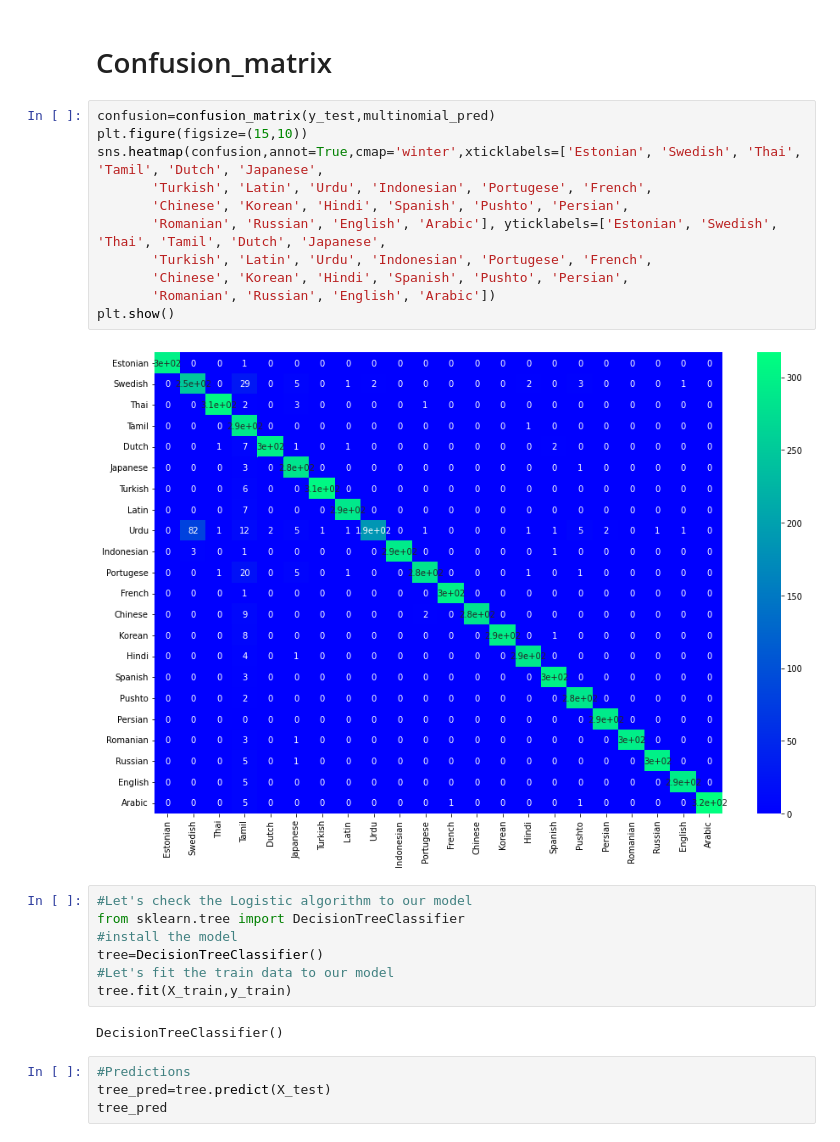
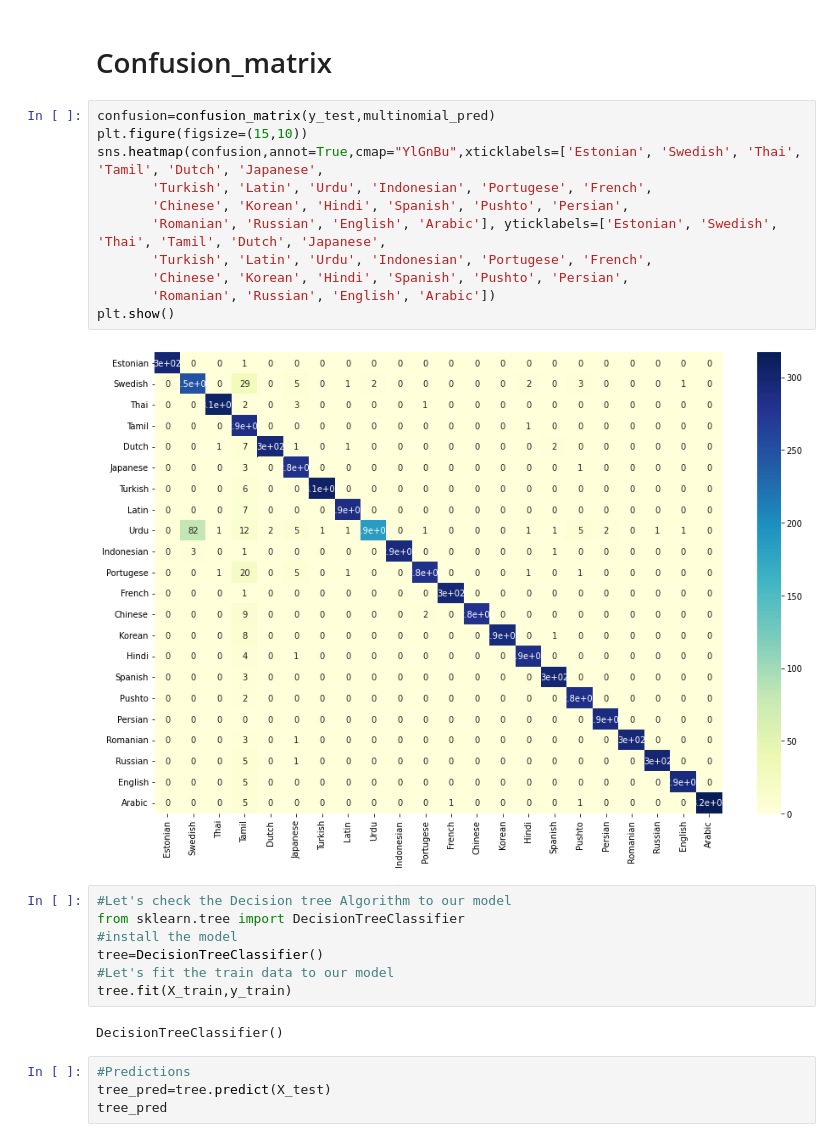
Before and after one commit to PalemSandeepSrinivas/NLP-Language_detection, a Jupyter notebook: Language_detection.ipynb, the cells around one changed output. Drawn from its saved outputs; the diff is of its cells as text.

```diff
--- a/Language_detection.ipynb
+++ b/Language_detection.ipynb
@@ -158,18 +184,18 @@ weighted avg       0.97      0.96      0.96      6600
 # %%
 confusion=confusion_matrix(y_test,multinomial_pred)
 plt.figure(figsize=(15,10))
-sns.heatmap(confusion,annot=True,cmap='winter',xticklabels=['Estonian', 'Swedish', 'Thai', 'Tamil', 'Dutch', 'Japanese',
+sns.heatmap(confusion,annot=True,cmap="YlGnBu",xticklabels=['Estonian', 'Swedish', 'Thai', 'Tamil', 'Dutch', 'Japanese',
        'Turkish', 'Latin', 'Urdu', 'Indonesian', 'Portugese', 'French',
        'Chinese', 'Korean', 'Hindi', 'Spanish', 'Pushto', 'Persian',
        'Romanian', 'Russian', 'English', 'Arabic'], yticklabels=['Estonian', 'Swedish', 'Thai', 'Tamil', 'Dutch', 'Japanese',
        'Turkish', 'Latin', 'Urdu', 'Indonesian', 'Portugese', 'French',
        'Chinese', 'Korean', 'Hindi', 'Spanish', 'Pushto', 'Persian',
        'Romanian', 'Russian', 'English', 'Arabic'])
 plt.show()
 # %% [output]
-[figure, old version]
+[figure, new version]
 # %%
-#Let's check the Logistic algorithm to our model
+#Let's check the Decision tree Algorithm to our model
 from sklearn.tree import DecisionTreeClassifier
 #install the model
 tree=DecisionTreeClassifier()
```
Also changed, not shown: parts of 12 cells of this notebook.
